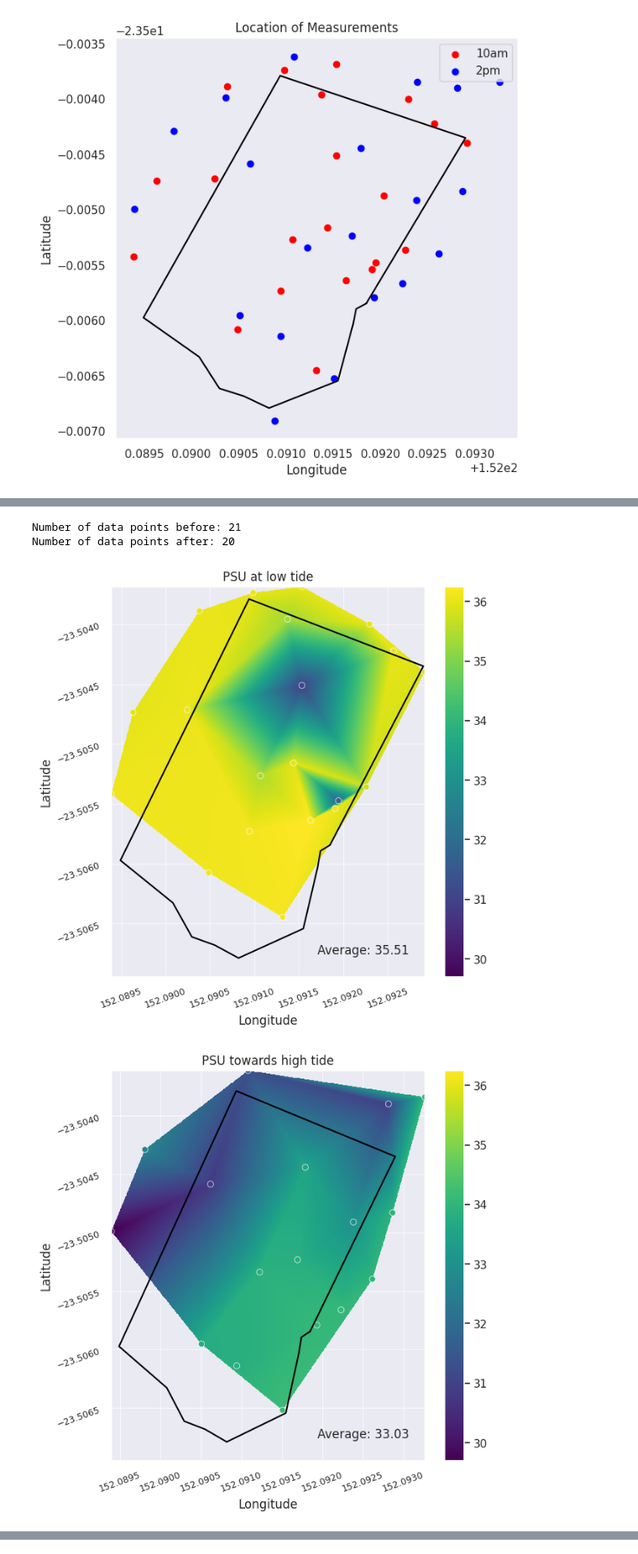
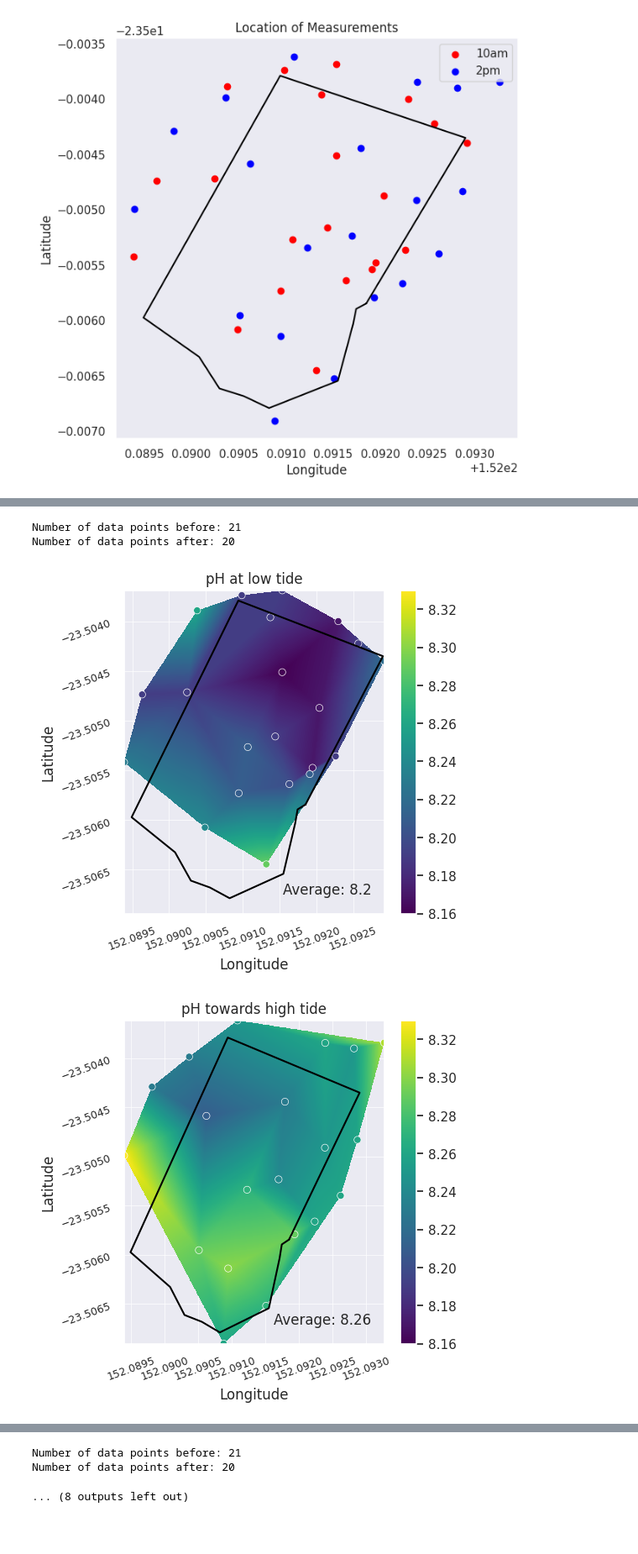
Before and after one commit to talidemestre/emsc3019, a Jupyter notebook: test.ipynb, the cells around one changed output, grey strips where cells are left out. Shown at 84% size. Saved outputs shown, nothing was run; the diff lists cells and outputs as text; code cells hidden in the pictures; blank space fills up the shorter version.

```diff
--- a/test.ipynb
+++ b/test.ipynb
@@ -87,7 +85,7 @@ def plot_sample_and_interpolation(df, data, interpolation_type, title, min_value
     fig, ax = plt.subplots()
 
     # increase figure size
-    fig.set_size_inches(7, 7)
+    fig.set_size_inches(5,5)
 
     # plot interpolated data
     ax.pcolormesh(interpolated_data.long, interpolated_data.lat, interpolated_data[data], cmap='viridis', vmax=max_value, vmin=min_value)
@@ -121,37 +119,43 @@ def plot_sample_and_interpolation(df, data, interpolation_type, title, min_value
 
     # save image
     file_title = title.replace(' ', '_')
-    plt.savefig('output/' + data + '_' + file_title + '.png', dpi=300, bbox_inches='tight')
 
 
-
-    plt.show()
-
-
-    return interpolated_data
+    # return figure
+    return fig
 # %%
 def compare_data(data):
     df_before_filtered = df_before[df_before[data] > 0]
     df_after_filtered = df_after[df_after[data] > 0]
 
     # additional filtering on PSU
-    if data == "PSU":
-        df_before_filtered = df_before_filtered[df_before_filtered[data] > 34]
+    # if data == "PSU":
+    #     df_before_filtered = df_before_filtered[df_before_filtered[data] > 34]
         # df_after_filtered = df_after_filtered[df_after_filtered[data] > 34]
 
     min_val = min(df_before_filtered[data].min(), df_after_filtered[data].min())
     max_val = max(df_before_filtered[data].max(), df_after_filtered[data].max())
 
-    before_data = plot_sample_and_interpolation(df_before_filtered, data, 'linear', "at low tide", min_val, max_val)
-    after_data = plot_sample_and_interpolation(df_after_filtered, data, 'linear', "towards high tide", min_val, max_val)
+    before_fig= plot_sample_and_interpolation(df_before_filtered, data, 'linear', "at low tide", min_val, max_val)
+    after_fig = plot_sample_and_interpolation(df_after_filtered, data, 'linear', "towards high tide", min_val, max_val)
+
+    # save images
+    before_fig.savefig('output/' + data + '_before.png', dpi=300, bbox_inches='tight')
+    after_fig.savefig('output/' + data + '_after.png', dpi=300, bbox_inches='tight')
+
+    # show images
+    display(before_fig)
+    display(after_fig)
 
     #compare number of data points
     print("Number of data points before: " + str(len(df_before_filtered)))
     print("Number of data points after: " + str(len(df_after_filtered)))
 
+    return before_fig, after_fig
 
-# compare_data("ppmDO")
-# compare_data("ppmDO")
-compare_data("PSU")
-# compare_data("Celsius")
+
+ppmDO_before, ppmDO_after = compare_data("ppmDO")
+pH_before, pH_after = compare_data("pH")
+PSU_before, PSU_after = compare_data("PSU")
+Celsius_before, Celsius_after = compare_data("Celsius")
 # %% [output]
@@ -160,4 +164,4 @@ compare_data("PSU")
 Number of data points before: 21
 Number of data points after: 20
-[figure, old version]
+[figure, new version]
-[figure, old version]
+[figure, new version]
@@ -169,0 +176,3 @@ Number of data points after: 20
+Number of data points before: 21
+Number of data points after: 20
+... (8 outputs left out)
```
Also changed, not shown: parts of 2 cells of this notebook, 10 other files.
